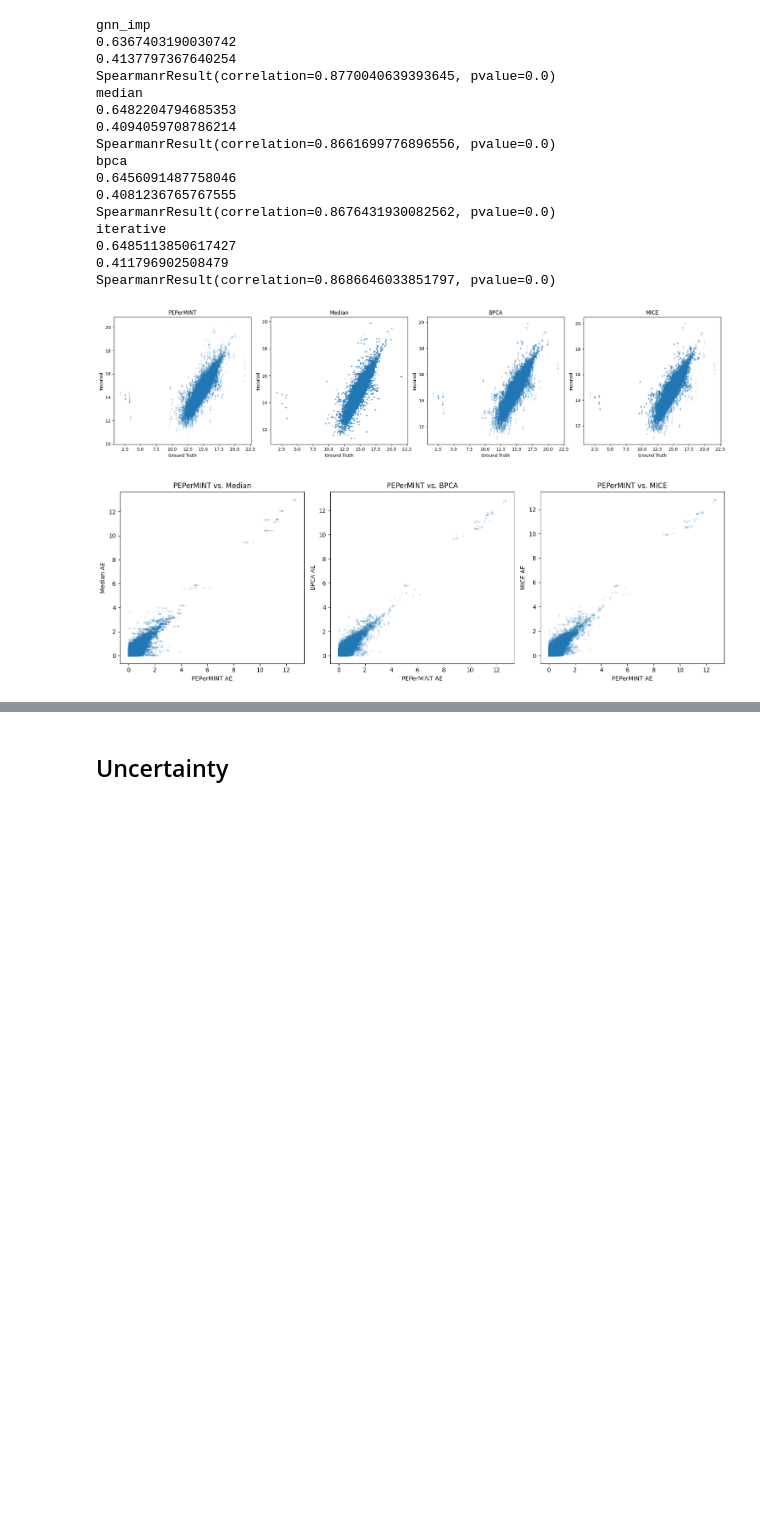
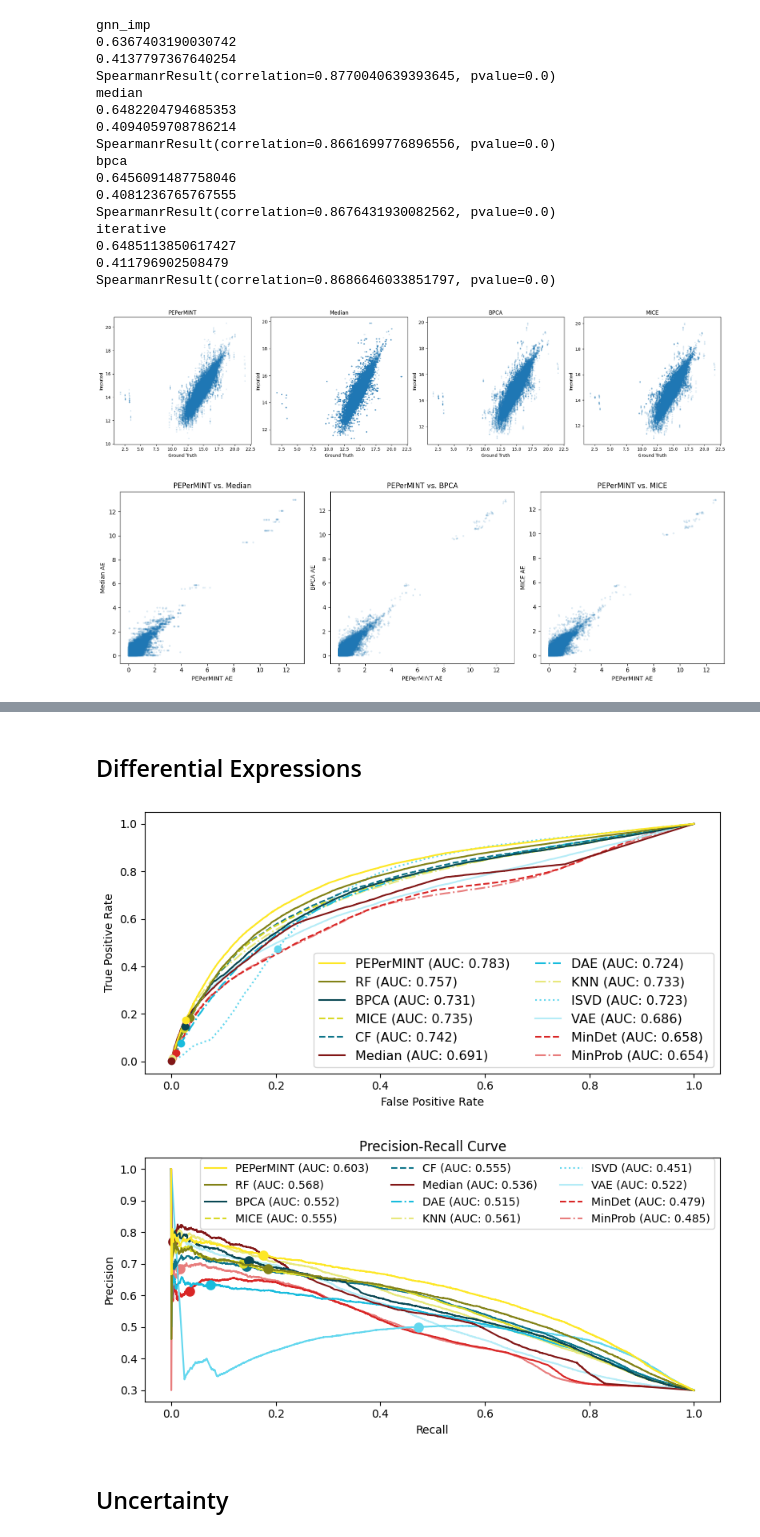
Before and after one commit to DILiS-lab/pepermint, a Jupyter notebook: evaluate.ipynb, the cells around one changed output, grey strips where cells are left out. Cells and saved outputs as stored; diff of their text form; code cells hidden in the pictures; blank space fills up the shorter version.

```diff
--- a/evaluate.ipynb
+++ b/evaluate.ipynb
@@ -781,3 +405,77 @@ Successfully installed fast-histogram-0.12 mpl_scatter_density-0.7
+# %% [markdown]
+## Differential Expressions
+# %%
+from matplotlib import cm
+
+ds = imp_datasets['maxlfqbench']
+
+numerator_samples = ['H1','H2','H3']
+denominator_samples = ['L1','L2','L3']
+fc_thresh = 1.5
+
+mols = ds.molecules['peptide']
+ids = mols.loc[(mols.is_ecoli.astype(int) + mols.is_human.astype(int)) == 1].index
+
+des, pvalues, fc = find_des(dataset=ds, molecule='peptide', columns=eval_columns,
+                            nominator_samples=numerator_samples, denominator_samples=denominator_samples,
+                            min_fc=1, max_pvalue=0.05, is_log=True, assume_equal_var=False)
+is_ecoli = ds.molecules['peptide'].is_ecoli
+pvalues = pvalues.loc[ids]
+is_ecoli = is_ecoli.loc[ids]
+categories = pd.Series(index=is_ecoli.index, data='')
+categories.loc[is_ecoli] = 'E. coli'
+categories.loc[~is_ecoli] = 'Human'
+gt_fc = pd.Series(index=categories.index, data=1)
+gt_fc.loc[categories == 'E. coli'] = 3
+gt_fc[gt_fc == 1] = 0
+gt_fc[gt_fc == 3] = 1
+
+from sklearn.metrics import precision_recall_curve, roc_curve, auc
+line_types = ['-', '-', '-', '--', '--', '-', '-.', '-.', ':', '-', '--', '-.']
+
+
+fig_roc, ax_roc = plt.subplots(1, 1, figsize=(8, 4))
+fig_prc, ax_prc = plt.subplots(1, 1, figsize=(8, 4))
+pvalues = pvalues.rename(columns=method_label_map)
+prauc_values = {}
+roc_values = {}
+for column, color, line_type, i in zip(method_order, PALETTE, line_types, np.arange(len(method_order))):
+    ax = ax_prc
+    precision, recall, thresholds = precision_recall_curve(y_true=gt_fc, probas_pred=1 - pvalues[column])
+    tmp = thresholds
+    for fdr, marker in zip([0.05], ['o', 'x']):#for fdr, marker in zip([0.05, 0.1], ['o', 'x']):
+        fdr_coords = np.argmax(thresholds >= (1 - fdr))
+        fdr_coords = (recall[fdr_coords], precision[fdr_coords])
+        ax.scatter([fdr_coords[0]], [fdr_coords[1]], marker=marker, s=50, color=color, zorder=1000-i, linewidth=2)
+    ax.plot(recall, precision, label=column, color=color,  zorder=1000-i)
+    ax.set_xlabel('Recall')
+    ax.set_ylabel('Precision')
+    a = auc(recall, precision)
+    prauc_values[column] = a
+
+    ax = ax_roc
+    fpr, tpr, thresholds = roc_curve(y_true=gt_fc, y_score=1 - pvalues[column])
+    ax.plot(fpr, tpr, label=column, color=color, linestyle=line_type, zorder=100-i)
+    for fdr, marker in zip([0.05], ['o', 'x']):#for fdr, marker in zip([0.05, 0.1], ['o', 'x']):
+        fdr_coords = np.argmax(thresholds < (1 - fdr)) - 1
+        fdr_coords = (fpr[fdr_coords], tpr[fdr_coords])
+        ax.scatter([fdr_coords[0]], [fdr_coords[1]], marker=marker, s=25, color=color, zorder=1000-i, linewidth=2)
+    ax.set_xlabel('False Positive Rate')
+    ax.set_ylabel('True Positive Rate')
+    a = auc(fpr, tpr)
+    roc_values[column] = a
+handles, labels = ax.get_legend_handles_labels()
+ax_prc.legend(handles, [f'{l} (AUC: {prauc_values[l]:.3f})' for l in labels], loc='upper right', ncol=3, bbox_to_anchor=(1.0, 1.02), fontsize=10)
+ax_prc.set_title('Precision-Recall Curve')
+ax_roc.legend(handles, [f'{l} (AUC: {roc_values[l]:.3f})' for l in labels], loc='lower right', ncol=2, bbox_to_anchor=(1.0, 0.0), fontsize=11.5)
+#ax_roc.set_title('ROC Curve')
+fig_roc.tight_layout()
+fig_roc.savefig(f'figures/de_roc_fdr.pdf', bbox_inches='tight')
+fig_prc.tight_layout()
+fig_prc.savefig(f'figures/de_prc_fdr.pdf', bbox_inches='tight')
+# %% [output]
+[figure, added]
+[figure, added]
 # %% [markdown]
 ## Uncertainty
 # %%
```
Also changed, not shown: parts of 44 cells of this notebook, 1 other file.
